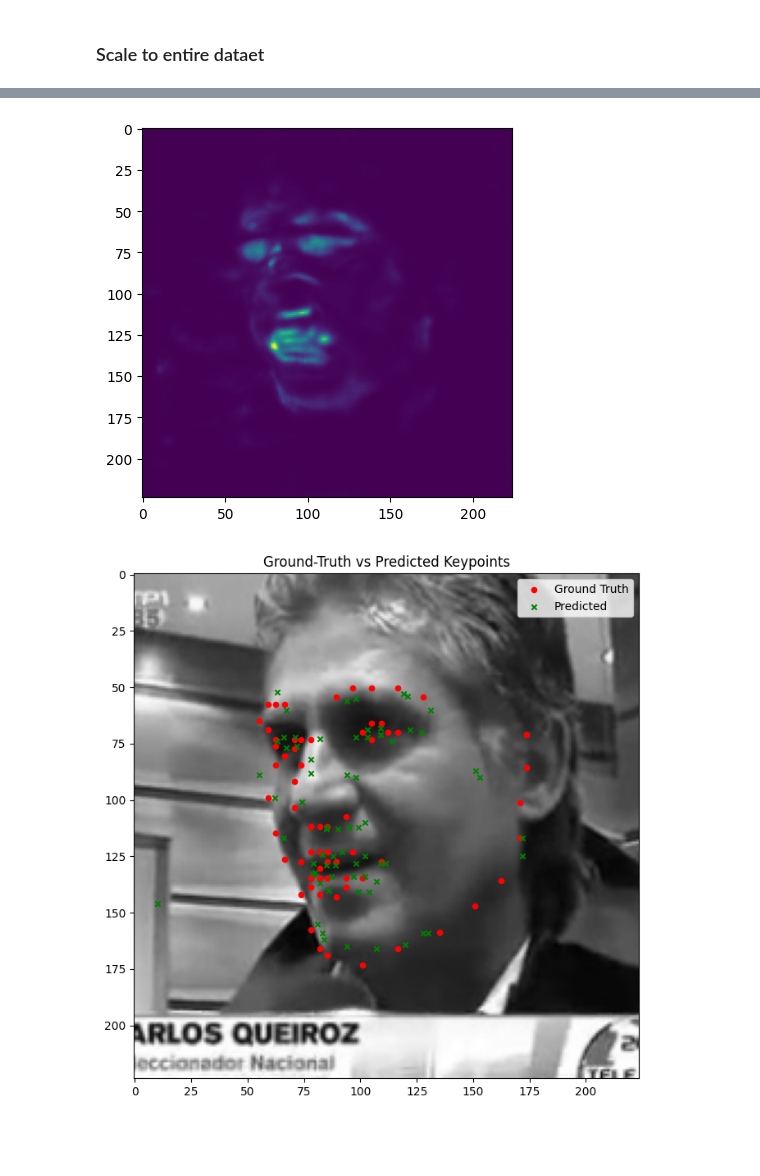
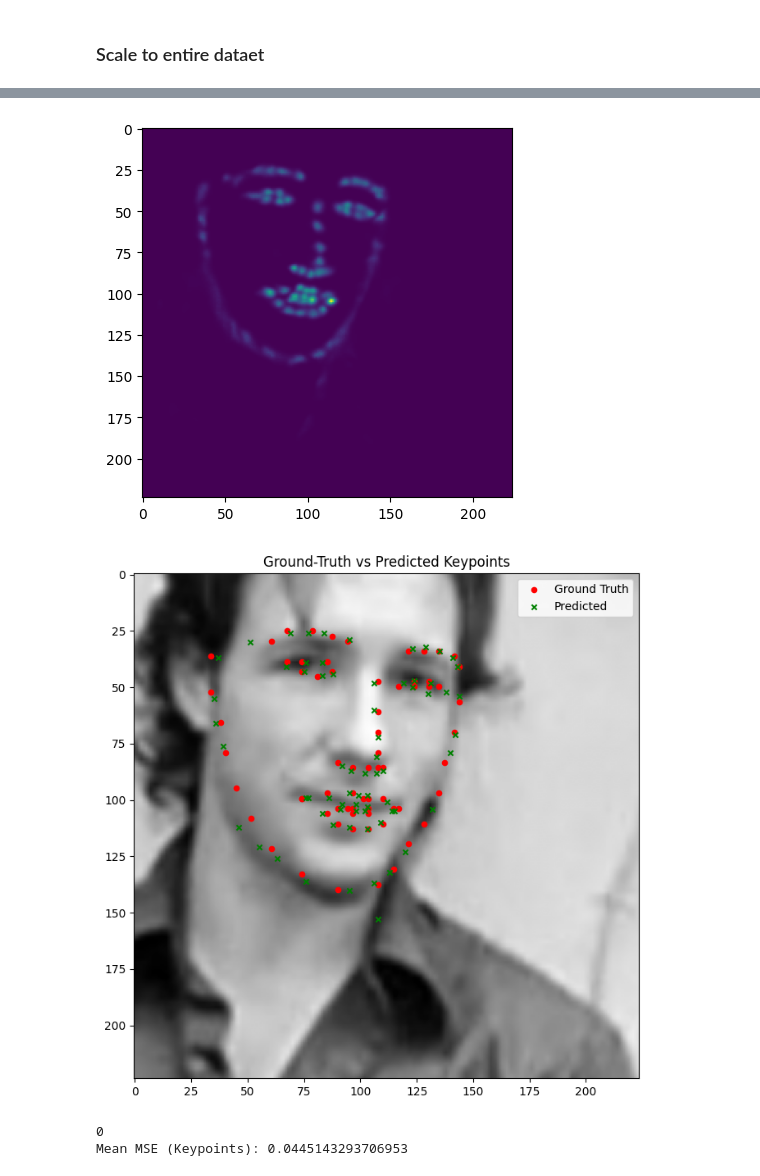
Before and after one commit to LIYunzhe1408/Facial-Keypoint-Detection, a Jupyter notebook: hw3.ipynb, the cells around one changed output, grey strips where cells are left out. Saved outputs shown, nothing was run; the diff lists cells and outputs as text; code cells hidden in the pictures; blank space fills up the shorter version.

Commit message:
Update evaluation for UNet

```diff
--- a/hw3.ipynb
+++ b/hw3.ipynb
@@ -1375,7 +1409,7 @@ model = UnconditionalUNet(
     in_channels=1,
     num_hiddens=128
 )
-model.load_state_dict(torch.load("./models/unet_epoch_3.pth"))
+model.load_state_dict(torch.load("./models/unet_best.pth"))
 model.to(device)
 model.eval()
 
@@ -1419,7 +1453,6 @@ with torch.no_grad():
             flat_idx = torch.argmax(heatmaps_b[k])
             row = flat_idx // 224
             col = flat_idx % 224
-            print("max index:", (row.item(), col.item()))
             pred_kps.append([col.item(), row.item()])
 
         pred_kps = np.array(pred_kps)  # shape [K, 2]
@@ -1461,2 +1478,72 @@ max index: (134, 87)
-[figure, old version]
+[figure, new version]
-[figure, old version]
+[figure, new version]
+# %%
+import torch
+import torch.nn.functional as F
+
+def heatmaps_to_keypoints_argmax(heatmaps):
+    """
+    heatmaps: (B, 68, H, W)
+    returns keypoints_pred: (B, 68, 2) in pixel space (y, x).
+    """
+    B, K, H, W = heatmaps.shape
+
+    # Flatten spatial dimensions
+    # shape: (B, 68, H*W)
+    heatmaps_flat = heatmaps.view(B, K, -1)
+
+    # Argmax over spatial dimension -> index in [0..(H*W - 1)]
+    max_indices = heatmaps_flat.argmax(dim=2)  # shape: (B, 68)
+
+    # Convert linear indices to (row, col)
+    row_coords = max_indices // W
+    col_coords = max_indices % W
+
+    # Stack them to get shape (B, 68, 2)
+    # Typically we treat (row, col) = (y, x)
+    keypoints_pred = torch.stack([col_coords, row_coords], dim=2).float()
+
+    return keypoints_pred  # (B, 68, 2)
+
+model = UnconditionalUNet(
+    in_channels=1,
+    num_hiddens=128
+)
+device = "cuda" if torch.cuda.is_available() else "cpu"
+model.load_state_dict(torch.load("./models/unet_best.pth"))
+model.to(device)
+model.eval()
+mse_criterion = nn.MSELoss()
+total_loss = 0.0
+count = 0
+
+with torch.no_grad():
+    for batch in test_loader:
+        imgs = batch["image"].to(device)          # (B,1,H,W)
+        gt_heatmaps = batch["heatmaps"].to(device) # (B,68,H,W)
+        gt_keypoints = batch["keypoints"].to(device) # (B,68,2) in pixel space or normalized?
+
+
+        # 1) Predict heatmaps
+        pred_heatmaps = model(imgs)  # (B, 68, H, W)
+
+        # 2) Convert heatmaps -> keypoints
+        pred_keypoints = heatmaps_to_keypoints_argmax(pred_heatmaps)
+        pred_keypoints = (pred_keypoints - 100.0) / 50.0
+        # print(pred_keypoints.shape)
+
+        # 4) Flatten for MSE or do elementwise
+        pred_keypoints_flat = pred_keypoints.view(pred_keypoints.size(0), -1)
+        gt_keypoints_flat   = gt_keypoints.view(gt_keypoints.size(0), -1)
+
+        # 5) Compute MSE
+        loss = mse_criterion(pred_keypoints_flat, gt_keypoints_flat)
+
+        total_loss += loss.item()
+
+mean_mse = total_loss / len(test_loader)
+print(count)
+print("Mean MSE (Keypoints):", mean_mse)
+# %% [output]
+0
+Mean MSE (Keypoints): 0.0445143293706953
```
Also changed, not shown: parts of 7 cells of this notebook.
